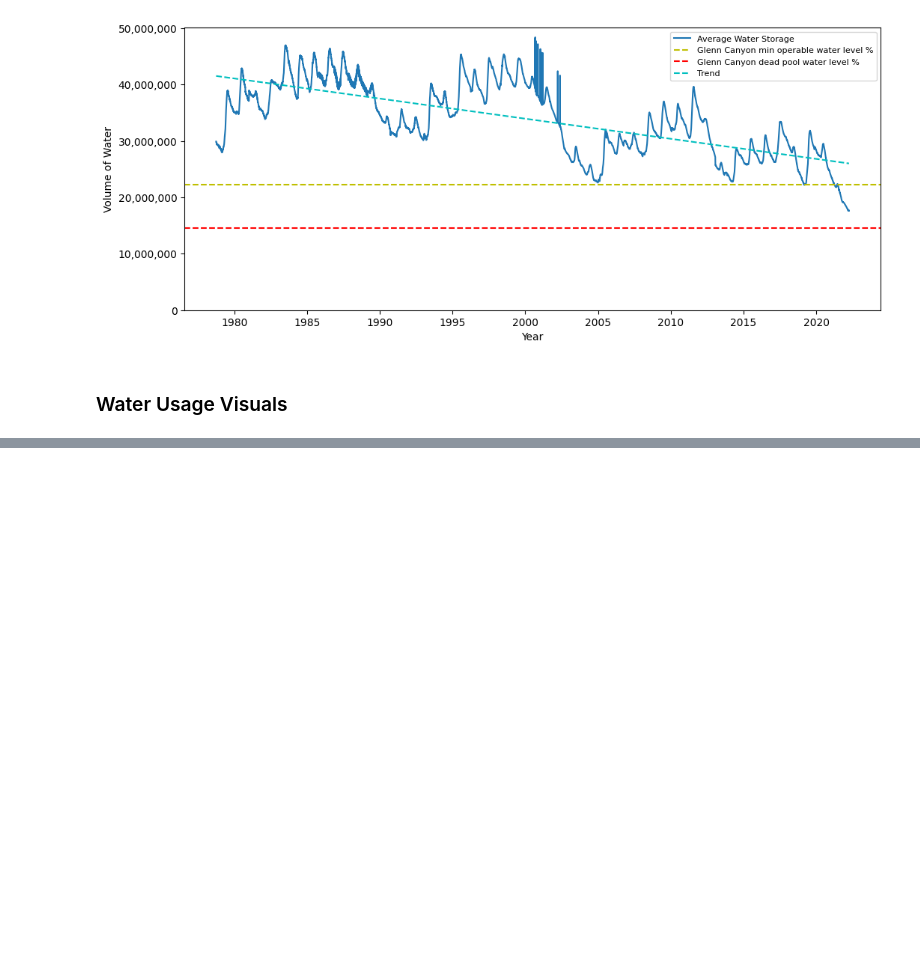
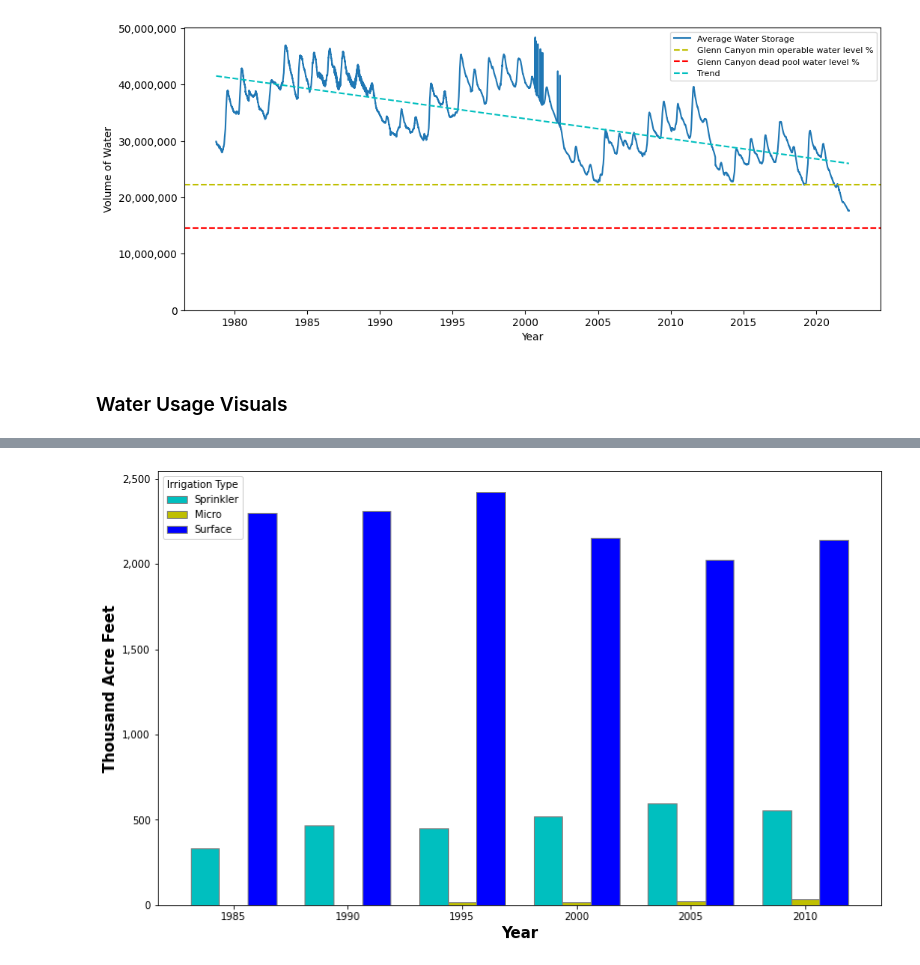
Before and after one commit to NaavSD/CO_River_Basin_SWE, a Jupyter notebook: Notebooks/Colorado_River_Water_Resources.ipynb, the cells around one changed output, grey strips where cells are left out. Saved outputs shown, nothing was run; the diff lists cells and outputs as text; code cells hidden in the pictures; blank space fills up the shorter version.

```diff
--- a/Notebooks/Colorado_River_Water_Resources.ipynb
+++ b/Notebooks/Colorado_River_Water_Resources.ipynb
@@ -963,0 +973,19 @@ KeyError: ignored
+# %%
+# Breakdown of Irrigation
+
+junk = ['STATECODE', 'HUC4CODE', 'HUC8CODE', 'HUCNAME']
+ir_types = ['IR-IrSpr', 'IR-IrMic', 'IR-IrSur']
+ir_withdrawals = ['IR-WGWFr', 'IR-WSWFr']
+
+ir_breakdown = irrigation_withdrawals.dropna().drop(columns=junk).reset_index(drop=True)
+# %%
+# set up labels
+types_labels = ['Sprinkler Irrigation', 'Micro-irrigation', 'Surface Irrigation']
+withdr_labels = ['Fresh Ground Water', 'Fresh Surface Water']
+
+ir_bd_sum = ir_breakdown.groupby('YEAR').sum()
+
+ir_bd_sum.rename(columns=dict(zip(ir_types,types_labels)), inplace=True)
+ir_bd_sum.rename(columns=dict(zip(ir_withdrawals,withdr_labels)), inplace=True)
+ir_bd_sum.drop(columns= ['IR-WFrTo', 'IR-CUsFr', 'IR-CLoss', 'IR-IrTot'], inplace=True)
+ir_bd_sum
@@ -963,0 +1004,36 @@ KeyError: ignored
+# %%
+# Plot irrigation types
+
+# set width of bar
+barWidth = 0.25
+fig = plt.subplots(figsize =(13, 8))
+
+# set height of bar
+spr = ir_bd_sum['Sprinkler Irrigation'].to_list()
+mic = ir_bd_sum['Micro-irrigation'].to_list()
+sur = ir_bd_sum['Surface Irrigation'].to_list()
+
+# Set position of bar on X axis
+br1 = np.arange(len(spr))
+br2 = [x + barWidth for x in br1]
+br3 = [x + barWidth for x in br2]
+
+# Make the plot
+plt.bar(br1, spr, color ='c', width = barWidth,
+        edgecolor ='grey', label ='Sprinkler')
+plt.bar(br2, mic, color ='y', width = barWidth,
+        edgecolor ='grey', label ='Micro')
+plt.bar(br3, sur, color ='b', width = barWidth,
+        edgecolor ='grey', label ='Surface')
+
+# Adding Xticks
+plt.gca().yaxis.set_major_formatter(ticker.StrMethodFormatter('{x:,.0f}'))
+plt.xlabel('Year', fontweight ='bold', fontsize = 15)
+plt.ylabel('Thousand Acre Feet', fontweight ='bold', fontsize = 15)
+plt.xticks([r + barWidth for r in range(len(spr))],
+        [int(x) for x in ir_bd_sum.index.to_list()])
+
+plt.legend(title="Irrigation Type", loc='upper left')
+plt.show();
+# %% [output]
+[figure, added]
```
Also changed, not shown: parts of 6 cells of this notebook.
